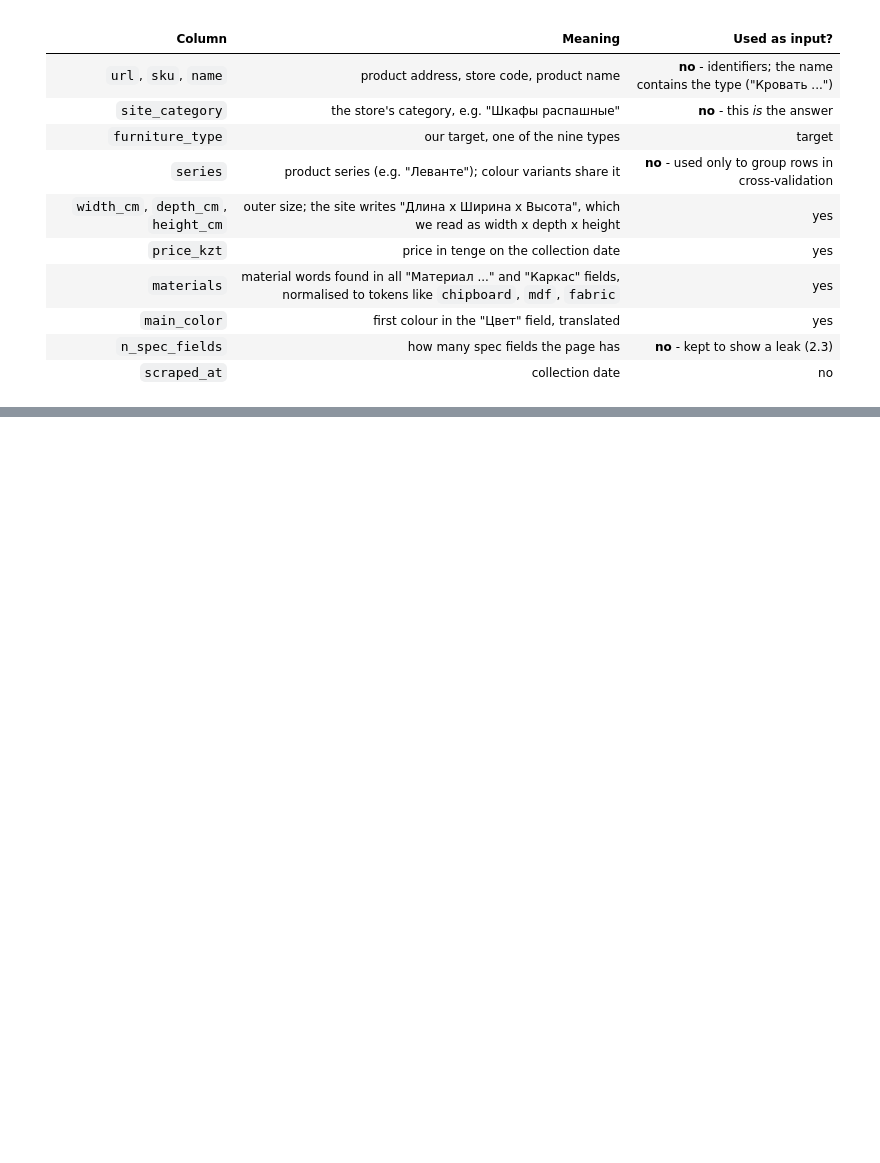
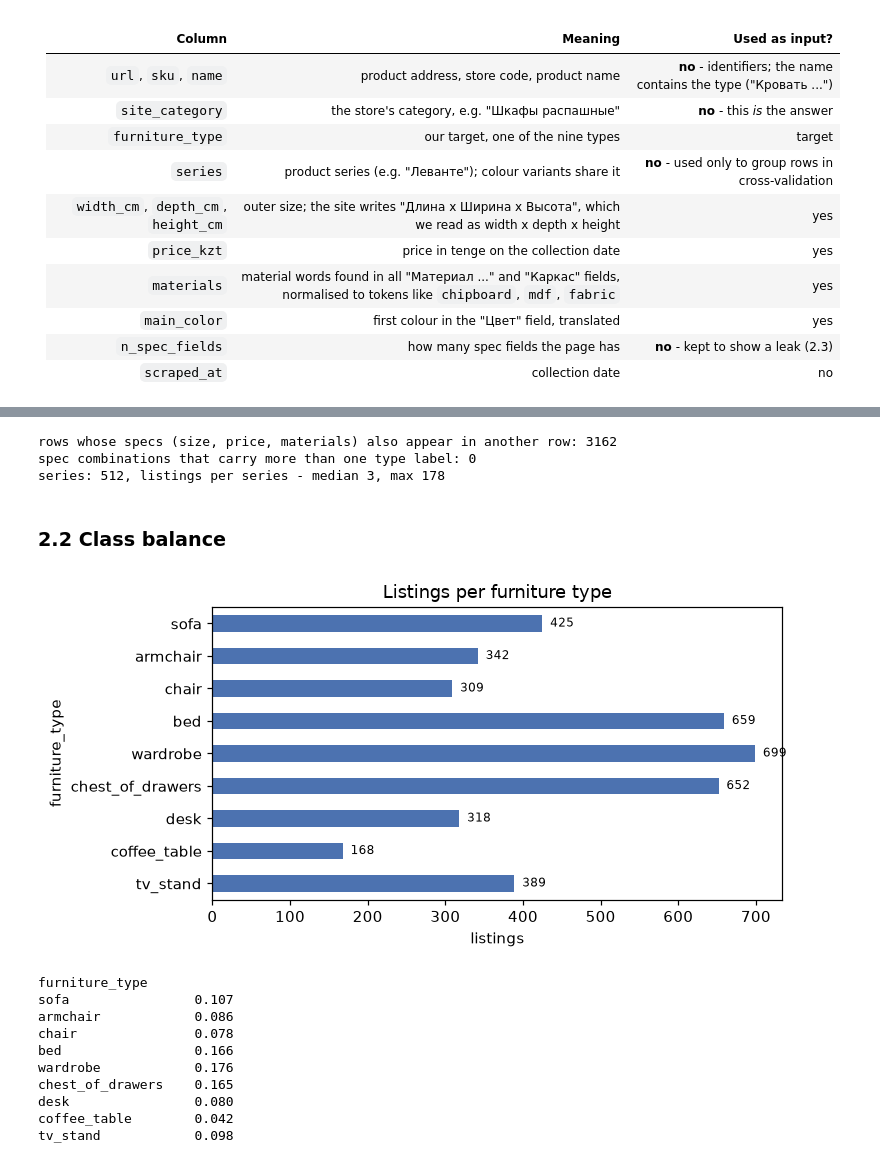
Before and after one commit to a100miles/furniture-prediction-ml, a Jupyter notebook: furniture_classification.ipynb, the cells around one changed output, grey strips where cells are left out. Drawn from its saved outputs; the diff is of its cells as text; code cells hidden in the pictures; blank space fills up the shorter version.

```diff
--- a/furniture_classification.ipynb
+++ b/furniture_classification.ipynb
@@ -149,0 +168,29 @@ df.head()
+# %%
+n0 = len(df)
+steps = {}
+
+# 1. Impossible or broken sizes: below 10 cm or above 5 m on any side
+sizes = df[["width_cm", "depth_cm", "height_cm"]]
+bad_size = (sizes < 10).any(axis=1) | (sizes > 500).any(axis=1)
+steps["size < 10 cm or > 500 cm"] = int(bad_size.sum())
+df = df[~bad_size]
+
+# 2. Prices that cannot be a real furniture price (below 5,000 tenge)
+bad_price = df["price_kzt"] < 5_000
+steps["price < 5,000 KZT"] = int(bad_price.sum())
+df = df[~bad_price]
+
+# 3. Exact duplicates of the same URL (should be none)
+dup = df.duplicated("url")
+steps["duplicate URL"] = int(dup.sum())
+df = df[~dup]
+
+# 4. Missing colour gets its own value instead of dropping the row
+steps["missing colour -> 'unknown' (kept)"] = int(df["main_color"].isna().sum())
+df["main_color"] = df["main_color"].fillna("unknown")
+df["materials"] = df["materials"].fillna("")
+steps["no material found -> all material flags 0 (kept)"] = int((df["materials"] == "").sum())
+
+df = df.reset_index(drop=True)
+print(pd.Series(steps, name="rows affected").to_string())
+print(f"\nrows: {n0} -> {len(df)}")
@@ -149,0 +205,35 @@ df.head()
+# %%
+# Same specs and same type in different listings = colour variants of one model.
+# Same specs but a *different* type would be label noise. How common is each?
+feat = ["width_cm", "depth_cm", "height_cm", "price_kzt", "materials"]
+same_specs = df.groupby(feat)["furniture_type"].agg(["size", "nunique"])
+print("rows whose specs (size, price, materials) also appear in another row:", int(same_specs.loc[same_specs["size"] > 1, "size"].sum()))
+print("spec combinations that carry more than one type label:", int((same_specs["nunique"] > 1).sum()))
+per_series = df.groupby("series").size()
+print(f"series: {len(per_series)}, listings per series - median {per_series.median():.0f}, max {per_series.max()}")
+# %% [output]
+rows whose specs (size, price, materials) also appear in another row: 3162
+spec combinations that carry more than one type label: 0
+series: 512, listings per series - median 3, max 178
+# %% [markdown]
+### 2.2 Class balance
+# %%
+counts = df["furniture_type"].value_counts().reindex(TYPES)
+ax = counts.plot.barh(color="#4C72B0", figsize=(7, 3.6))
+ax.invert_yaxis(); ax.set_xlabel("listings"); ax.set_title("Listings per furniture type")
+for i, v in enumerate(counts):
+    ax.text(v + 10, i, str(v), va="center", fontsize=8)
+plt.tight_layout(); plt.show()
+print((counts / counts.sum()).round(3).to_string())
+# %% [output]
+[figure, added]
+furniture_type
+sofa                0.107
+armchair            0.086
+chair               0.078
+bed                 0.166
+wardrobe            0.176
+chest_of_drawers    0.165
+desk                0.080
+coffee_table        0.042
+tv_stand            0.098
```
Also changed, not shown: parts of 7 cells of this notebook.
